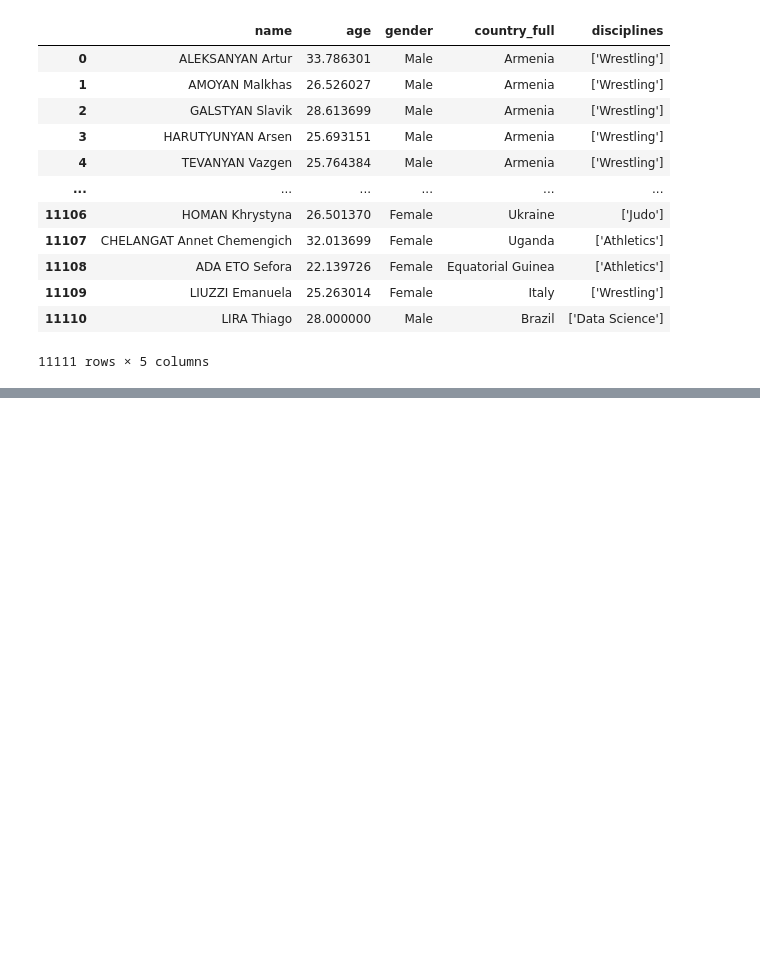
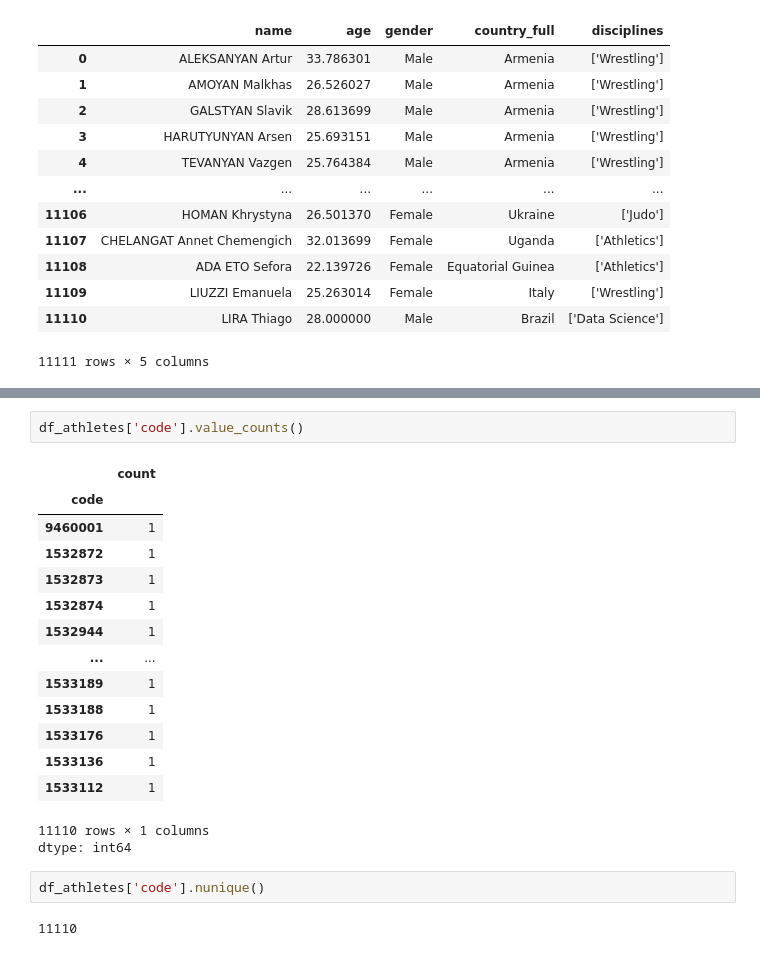
Before and after one commit to thiagolir4/Data_Cleaning_e_Wrangling, a Jupyter notebook: Data_Cleaning_e_Wrangling.ipynb, the cells around one changed output, grey strips where cells are left out. Drawn from its saved outputs; the diff is of its cells as text; blank space fills up the shorter version.

```diff
--- a/Data_Cleaning_e_Wrangling.ipynb
+++ b/Data_Cleaning_e_Wrangling.ipynb
@@ -664,0 +677,22 @@ df_athletes_aux
+# %%
+df_athletes['code'].value_counts()
+# %% [output]
+|  | count |
+| code |  |
+| 9460001 | 1 |
+| 1532872 | 1 |
+| 1532873 | 1 |
+| 1532874 | 1 |
+| 1532944 | 1 |
+| ... | ... |
+| 1533189 | 1 |
+| 1533188 | 1 |
+| 1533176 | 1 |
+| 1533136 | 1 |
+| 1533112 | 1 |
+11110 rows × 1 columns
+dtype: int64
+# %%
+df_athletes['code'].nunique()
+# %% [output]
+11110
```
Also changed, not shown: parts of 10 cells of this notebook.
